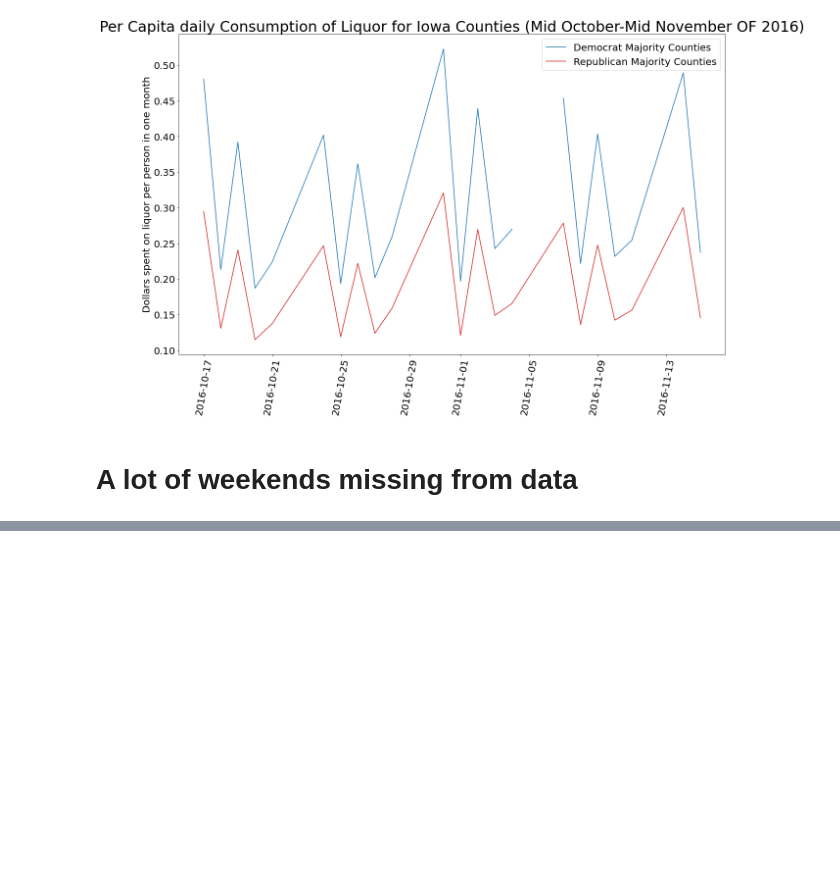
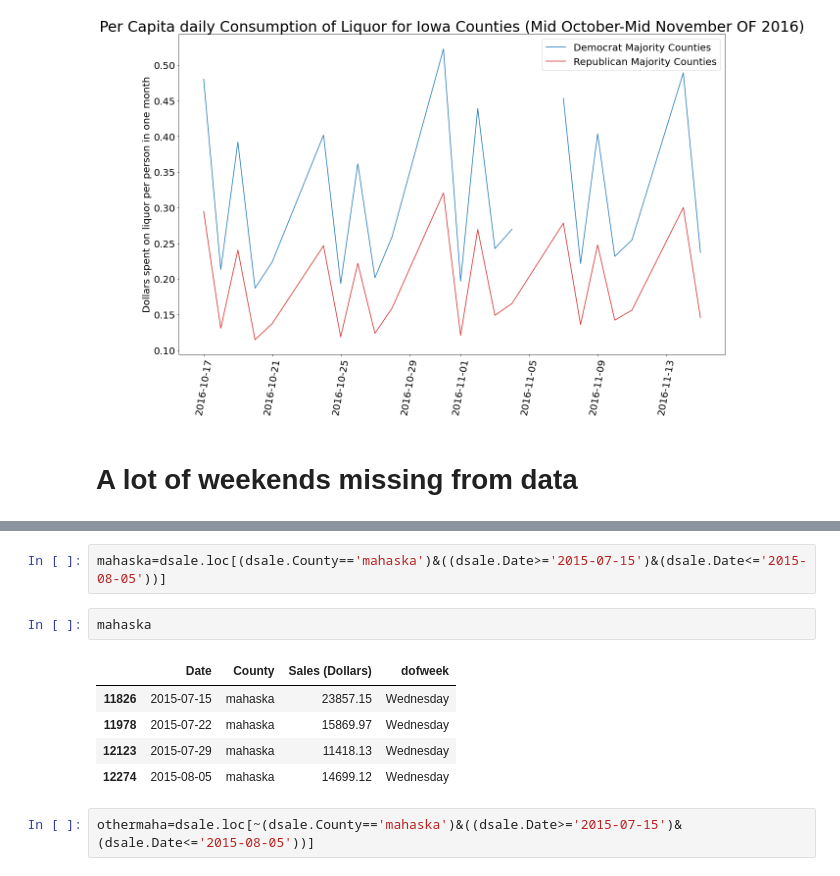
Before and after one commit to kekstrom/ACE592_group, a Jupyter notebook: Iowa Liquor Data Vis.ipynb, the cells around one changed output, grey strips where cells are left out. Saved outputs shown, nothing was run; the diff lists cells and outputs as text; blank space fills up the shorter version.

```diff
--- a/Iowa Liquor Data Vis.ipynb
+++ b/Iowa Liquor Data Vis.ipynb
@@ -186,0 +231,12 @@ Name: dofweek, dtype: int64
+# %%
+mahaska=dsale.loc[(dsale.County=='mahaska')&((dsale.Date>='2015-07-15')&(dsale.Date<='2015-08-05'))]
+# %%
+mahaska
+# %% [output]
+|  | Date | County | Sales (Dollars) | dofweek |
+| 11826 | 2015-07-15 | mahaska | 23857.15 | Wednesday |
+| 11978 | 2015-07-22 | mahaska | 15869.97 | Wednesday |
+| 12123 | 2015-07-29 | mahaska | 11418.13 | Wednesday |
+| 12274 | 2015-08-05 | mahaska | 14699.12 | Wednesday |
+# %%
+othermaha=dsale.loc[~(dsale.County=='mahaska')&((dsale.Date>='2015-07-15')&(dsale.Date<='2015-08-05'))]
```
Also changed, not shown: parts of 16 cells of this notebook, 1 other file.
